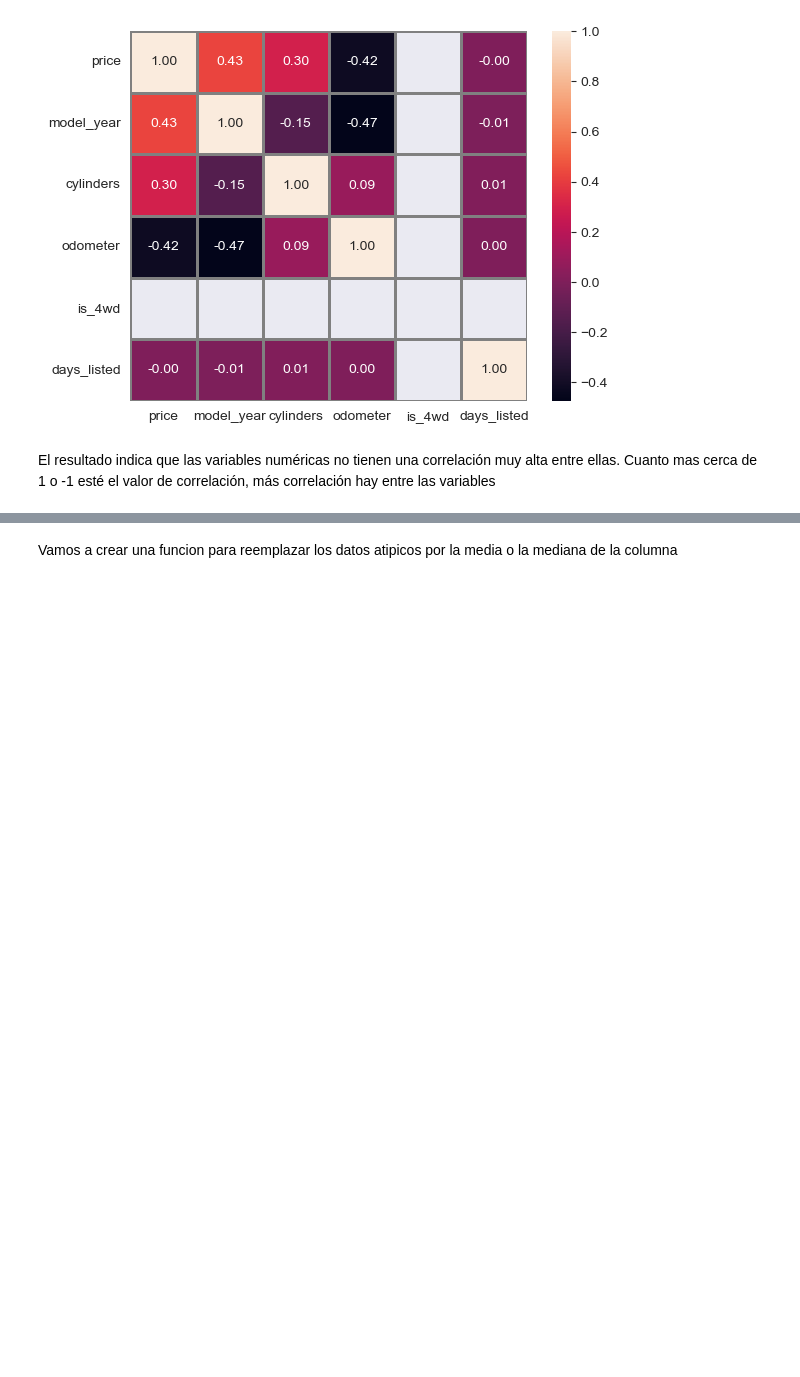
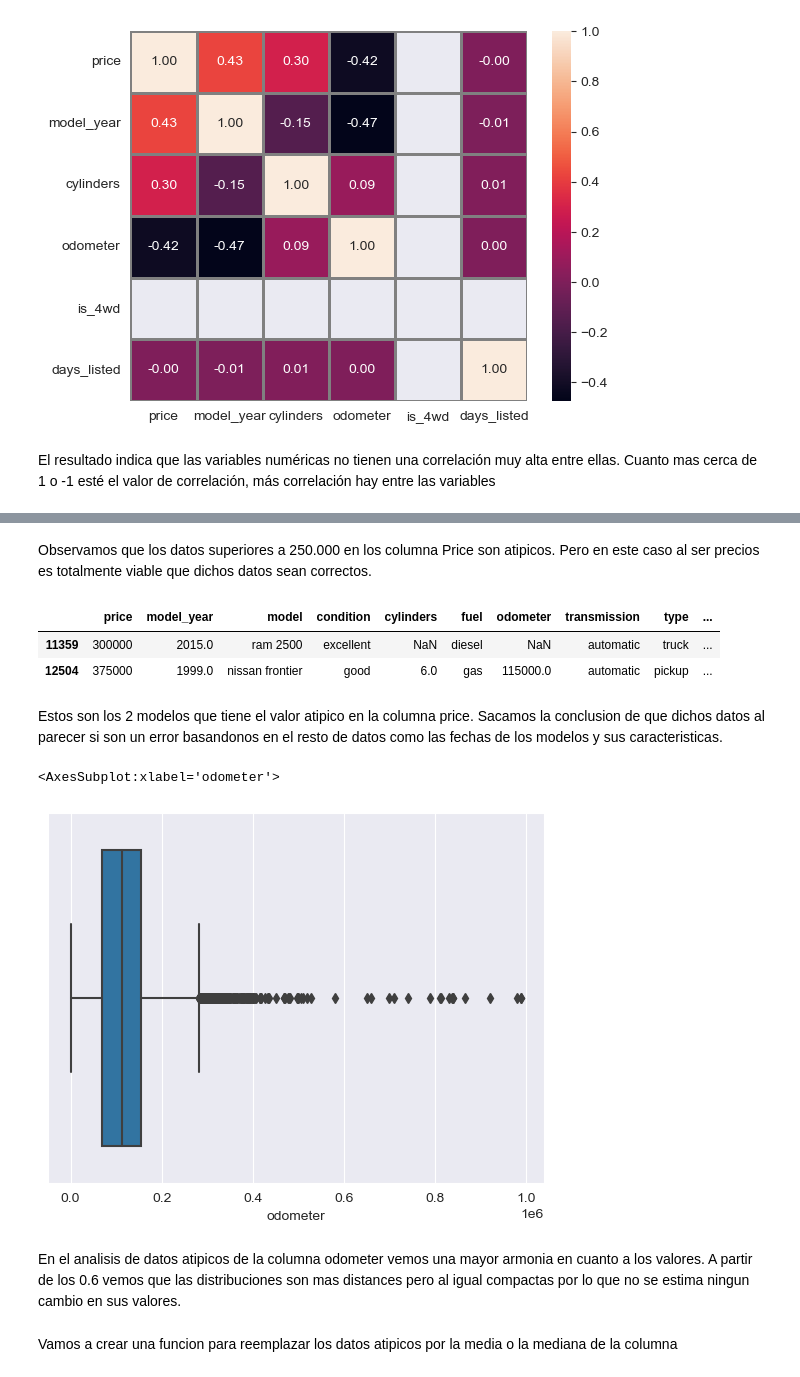
Before and after one commit to infantesromeroadrian/vehicles, a Jupyter notebook: vehicles.ipynb, the cells around one changed output, grey strips where cells are left out. Saved outputs shown, nothing was run; the diff lists cells and outputs as text; code cells hidden in the pictures; blank space fills up the shorter version.

```diff
--- a/vehicles.ipynb
+++ b/vehicles.ipynb
@@ -356,3 +414,21 @@ correlación hay entre las variables
+# %% [markdown]
+Observamos que los datos superiores a 250.000 en los columna Price son atipicos. Pero en este caso al ser precios es totalmente viable que dichos datos sean correctos.
+# %%
+data[data["price"] > 250000]
+# %% [output]
+|  | price | model_year | model | condition | cylinders | fuel | odometer | transmission | type | ... |
+| 11359 | 300000 | 2015.0 | ram 2500 | excellent | NaN | diesel | NaN | automatic | truck | ... |
+| 12504 | 375000 | 1999.0 | nissan frontier | good | 6.0 | gas | 115000.0 | automatic | pickup | ... |
+# %% [markdown]
+Estos son los 2 modelos que tiene el valor atipico en la columna price.
+Sacamos la conclusion de que dichos datos al parecer si son un error basandonos en el resto de datos como las fechas de los modelos y sus caracteristicas.
+# %%
+sns.boxplot(data['odometer'])
+# %% [output]
+<AxesSubplot:xlabel='odometer'>
+[figure, added]
+# %% [markdown]
+En el analisis de datos atipicos de la columna odometer vemos una mayor armonia en cuanto a los valores. A partir de los 0.6 vemos que las distribuciones son mas distances pero al igual compactas por lo que no se estima ningun cambio en sus valores.
 # %%
 data['year'] = data['model_year'].fillna(random.randint(1904, 2019))
 data['cylinders'] = data['cylinders'].fillna(data['cylinders'].mean())
```
Also changed, not shown: parts of 27 cells of this notebook.
